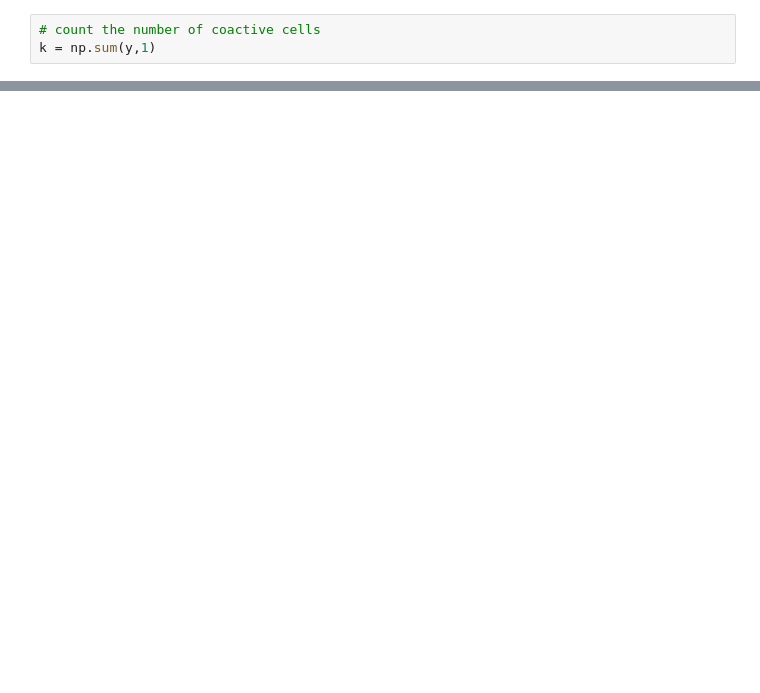
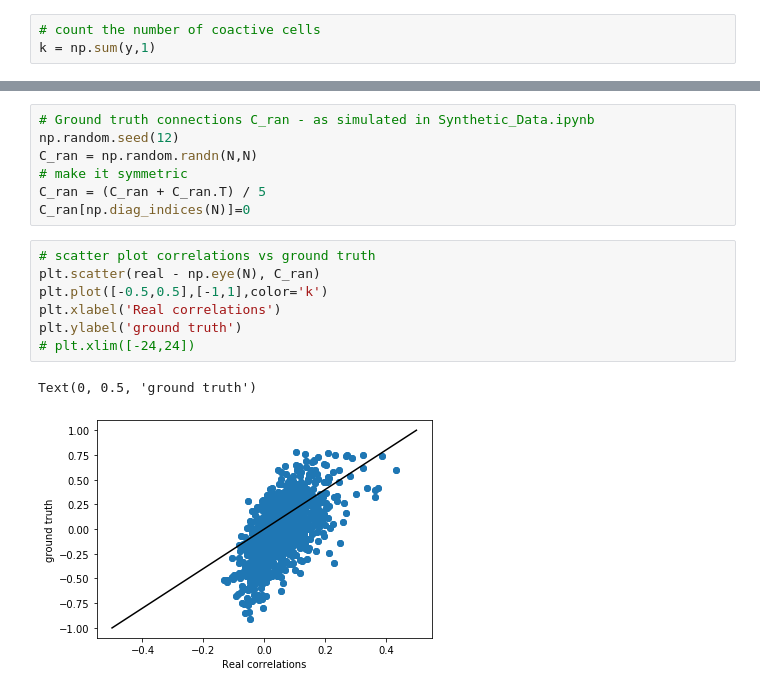
Before and after one commit to Savin-Lab-Code/CA1_network_interactions, a Jupyter notebook: ExcessCorrs.ipynb, the cells around one changed output, grey strips where cells are left out. Drawn from its saved outputs; the diff is of its cells as text; blank space fills up the shorter version.

```diff
--- a/ExcessCorrs.ipynb
+++ b/ExcessCorrs.ipynb
@@ -86,0 +164,17 @@ real = np.corrcoef(y[max_counts<maxiter-1].T)
+# %%
+# Ground truth connections C_ran - as simulated in Synthetic_Data.ipynb
+np.random.seed(12)
+C_ran = np.random.randn(N,N)
+# make it symmetric
+C_ran = (C_ran + C_ran.T) / 5
+C_ran[np.diag_indices(N)]=0
+# %%
+# scatter plot correlations vs ground truth
+plt.scatter(real - np.eye(N), C_ran)
+plt.plot([-0.5,0.5],[-1,1],color='k')
+plt.xlabel('Real correlations')
+plt.ylabel('ground truth')
+# plt.xlim([-24,24])
+# %% [output]
+Text(0, 0.5, 'ground truth')
+[figure, added]
```
Also changed, not shown: parts of 25 cells of this notebook.
